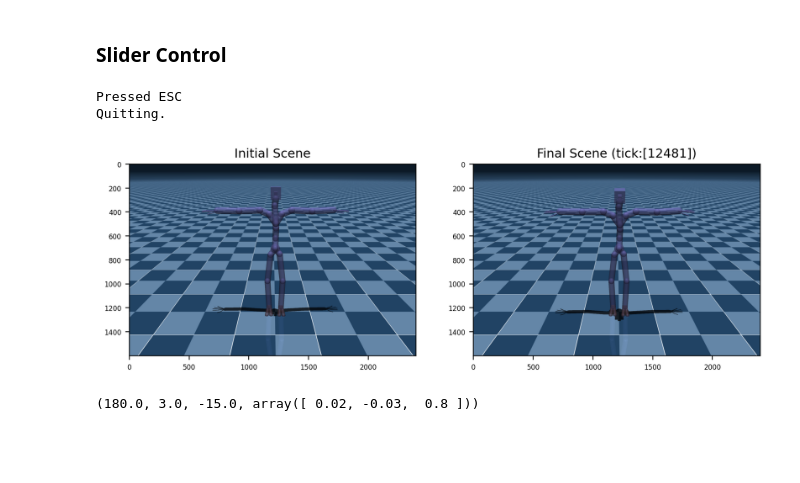
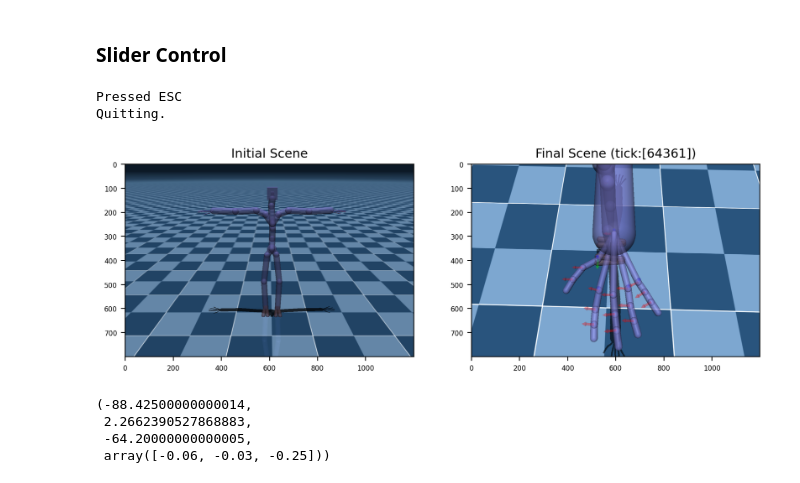
Before and after one commit to kaseungyup/icra-retargeting, a Jupyter notebook: smplh_rig/smplh_rig_slider_control.ipynb, the cells around one changed output. Saved outputs shown, nothing was run; the diff lists cells and outputs as text; code cells hidden in the pictures; blank space fills up the shorter version.

```diff
--- a/smplh_rig/smplh_rig_slider_control.ipynb
+++ b/smplh_rig/smplh_rig_slider_control.ipynb
@@ -73,7 +73,12 @@ for _ in range(100): sliders.update() # to avoid GIL-related error
 # Initialize MuJoCo viewer
 env.init_viewer(viewer_title='Common-Rig',viewer_width=1200,viewer_height=800,
                 viewer_hide_menus=True)
-env.update_viewer(azimuth=180,distance=3.0,elevation=-21,lookat=[0.02,-0.03,0.8])
+# env.update_viewer(azimuth=180,distance=3.0,elevation=-21,lookat=[0.02,-0.03,0.8])
+env.update_viewer(
+    azimuth=-88.42500000000014,
+    distance=2.2662390527868883,
+    elevation=-64.20000000000005,
+    lookat=[-0.06, -0.03, -0.25])
 # Reset and loop
 env.reset()
 FIRST_FLAG = True
@@ -126,46 +131,48 @@ while env.is_viewer_alive() and sliders.is_window_exists():
         #     p,R = env.get_pR_body(body_name=body_name)
         #     env.plot_T(p=p,R=R,PLOT_AXIS=False,axis_len=0.1,axis_width=0.005)
 
-        # # Plot revolute joints with arrow
-        # for rev_joint_idx,rev_joint_name in zip(env.rev_joint_idxs,env.rev_joint_names):
-        #     axis_joint = env.model.jnt_axis[rev_joint_idx]
-        #     p_joint,R_joint = env.get_pR_joint(joint_name=rev_joint_name)
-        #     axis_world = R_joint@axis_joint
-        #     axis_rgba = np.append(np.eye(3)[:,np.argmax(axis_joint)],0.2)
-        #     axis_len,axis_r = 0.02,0.002
-        #     env.plot_arrow_fr2to(
-        #         p_fr=p_joint,p_to=p_joint+axis_len*axis_world,
-        #         r=axis_r,rgba=axis_rgba)
+        # Plot revolute joints with arrow
+        for rev_joint_idx,rev_joint_name in zip(env.rev_joint_idxs,env.rev_joint_names):
+            axis_joint = env.model.jnt_axis[rev_joint_idx]
+            p_joint,R_joint = env.get_pR_joint(joint_name=rev_joint_name)
+            axis_world = R_joint@axis_joint
+            axis_rgba = np.append(np.eye(3)[:,np.argmax(axis_joint)],0.2)
+            axis_len,axis_r = 0.02,0.002
+            env.plot_arrow_fr2to(
+                p_fr=p_joint,p_to=p_joint+axis_len*axis_world,
+                r=axis_r,rgba=axis_rgba)
         # Plot contact information
         # env.plot_contact_info(h_arrow=0.3,rgba_arrow=[1,0,0,1],
         #                       PRINT_CONTACT_BODY=True)
         env.render()
 
     # Save image
     if env.is_viewer_alive() and FIRST_FLAG:
         scene_img_init = env.grab_image()
     if env.is_viewer_alive() and env.loop_every(tick_every=100):
         scene_img_final = env.grab_image()
     FIRST_FLAG = False
 
 # Close MuJoCo viewer and sliders
 env.close_viewer()
 sliders.close()
 
 # Plot initial and final scenes
 fig,axs = plt.subplots(1,2,figsize=(10,4))
 plt.subplots_adjust(top=0.85,bottom=0.15,wspace=0.2,hspace=0.5)
 axs[0].imshow(scene_img_init)
 axs[0].set_title('Initial Scene',fontsize=11)
 axs[1].imshow(scene_img_final)
 axs[1].set_title('Final Scene (tick:[%d])'%(env.tick),fontsize=11)
 plt.show()
 # %% [output]
 Pressed ESC
 Quitting.
-[figure, old version]
+[figure, new version]
-# %%
-env.update_viewer(azimuth=180,distance=3.0,elevation=-15,lookat=[0.02,-0.03,0.8])
-env.get_viewer_cam_info()
-# %% [output]
-(180.0, 3.0, -15.0, array([ 0.02, -0.03,  0.8 ]))
+# %%
+env.get_viewer_cam_info()
+# %% [output]
+(-88.42500000000014,
+ 2.2662390527868883,
+ -64.20000000000005,
+ array([-0.06, -0.03, -0.25]))
```
Also changed, not shown: parts of 3 cells of this notebook, 2 other files.
